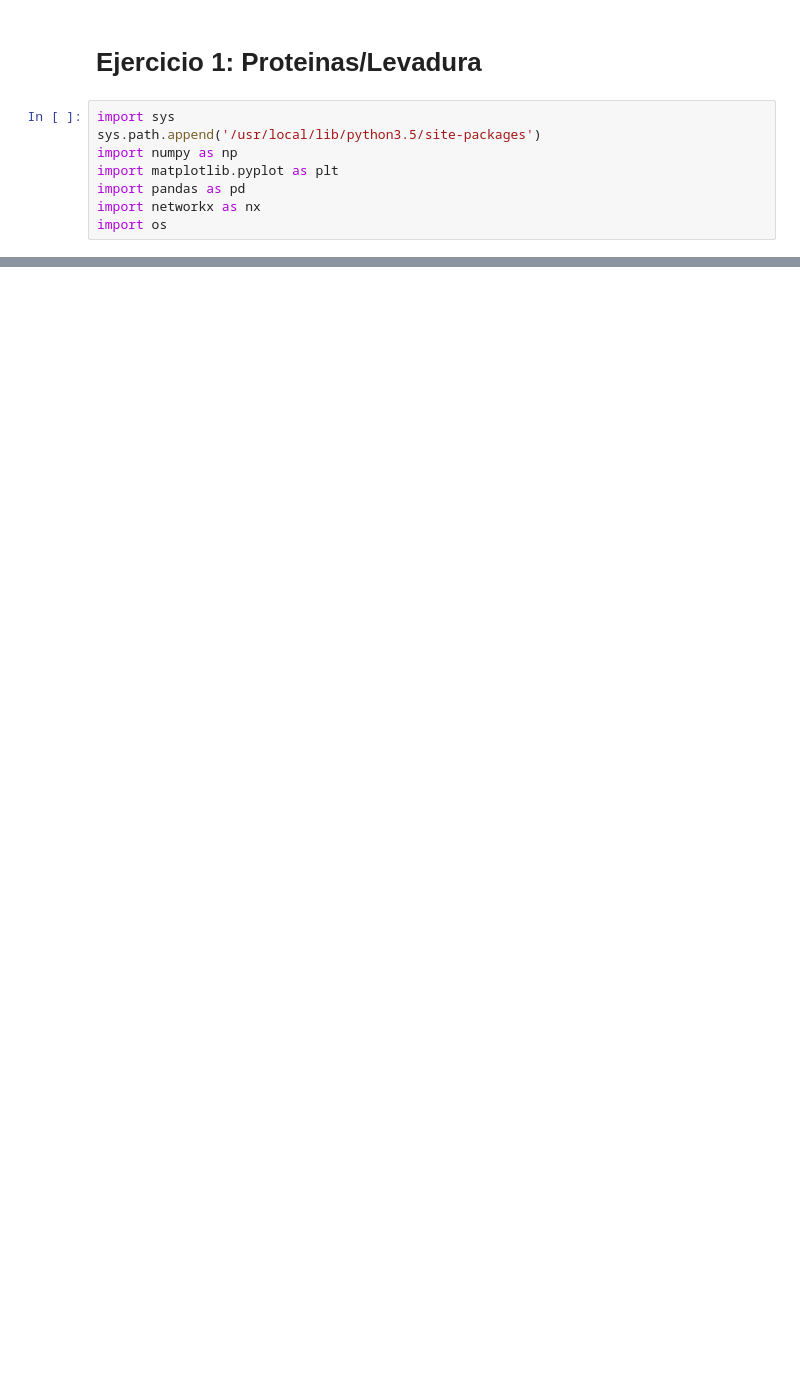
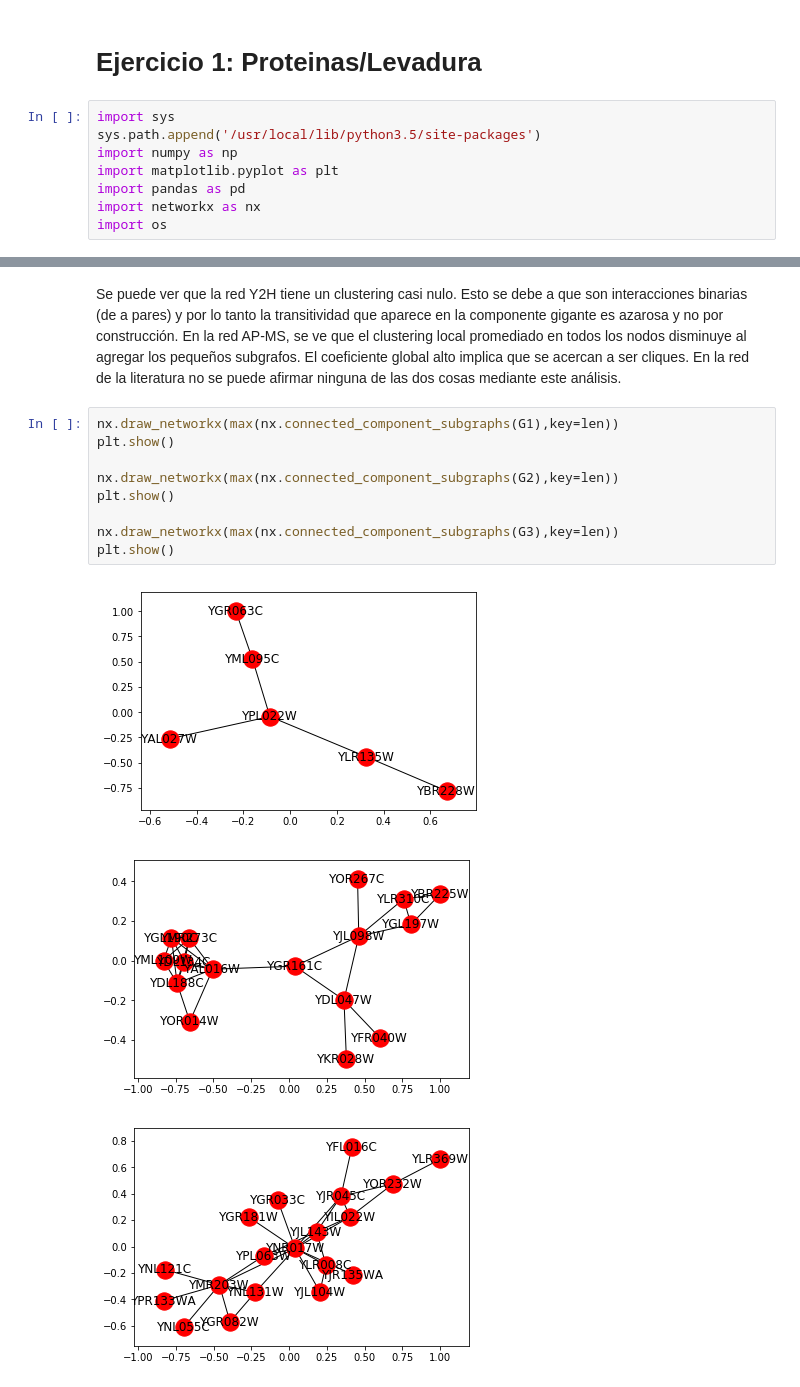
Before and after one commit to Redes2018/tp1, a Jupyter notebook: TC1-1.ipynb, the cells around one changed output, grey strips where cells are left out. Cells and saved outputs as stored; diff of their text form; blank space fills up the shorter version.

```diff
--- a/TC1-1.ipynb
+++ b/TC1-1.ipynb
@@ -148,0 +202,17 @@ Las tres son no-dirigidas por la forma en la que las creamos: a partir de los da
+# %% [markdown]
+Se puede ver que la red Y2H tiene un clustering casi nulo. Esto se debe a que son interacciones binarias (de a pares) y por lo tanto la transitividad que aparece en la componente gigante es azarosa y no por construcción.
+En la red AP-MS, se ve que el clustering local promediado en todos los nodos disminuye al agregar los pequeños subgrafos. El coeficiente global alto implica que se acercan a ser cliques.
+En la red de la literatura no se puede afirmar ninguna de las dos cosas mediante este análisis.
+# %%
+nx.draw_networkx(max(nx.connected_component_subgraphs(G1),key=len))
+plt.show()
+
+nx.draw_networkx(max(nx.connected_component_subgraphs(G2),key=len))
+plt.show()
+
+nx.draw_networkx(max(nx.connected_component_subgraphs(G3),key=len))
+plt.show()
+# %% [output]
+[figure, added]
+[figure, added]
+[figure, added]
```
Also changed, not shown: parts of 12 cells of this notebook.
